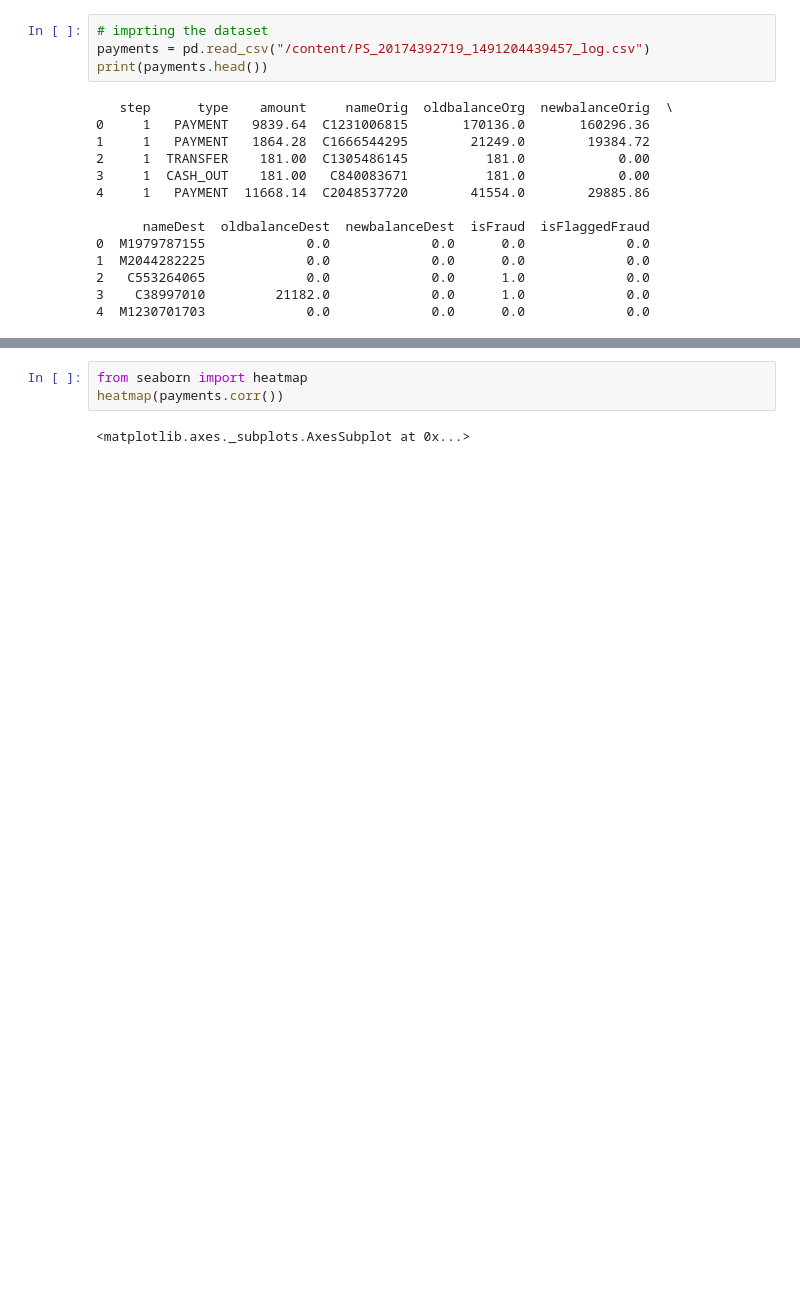
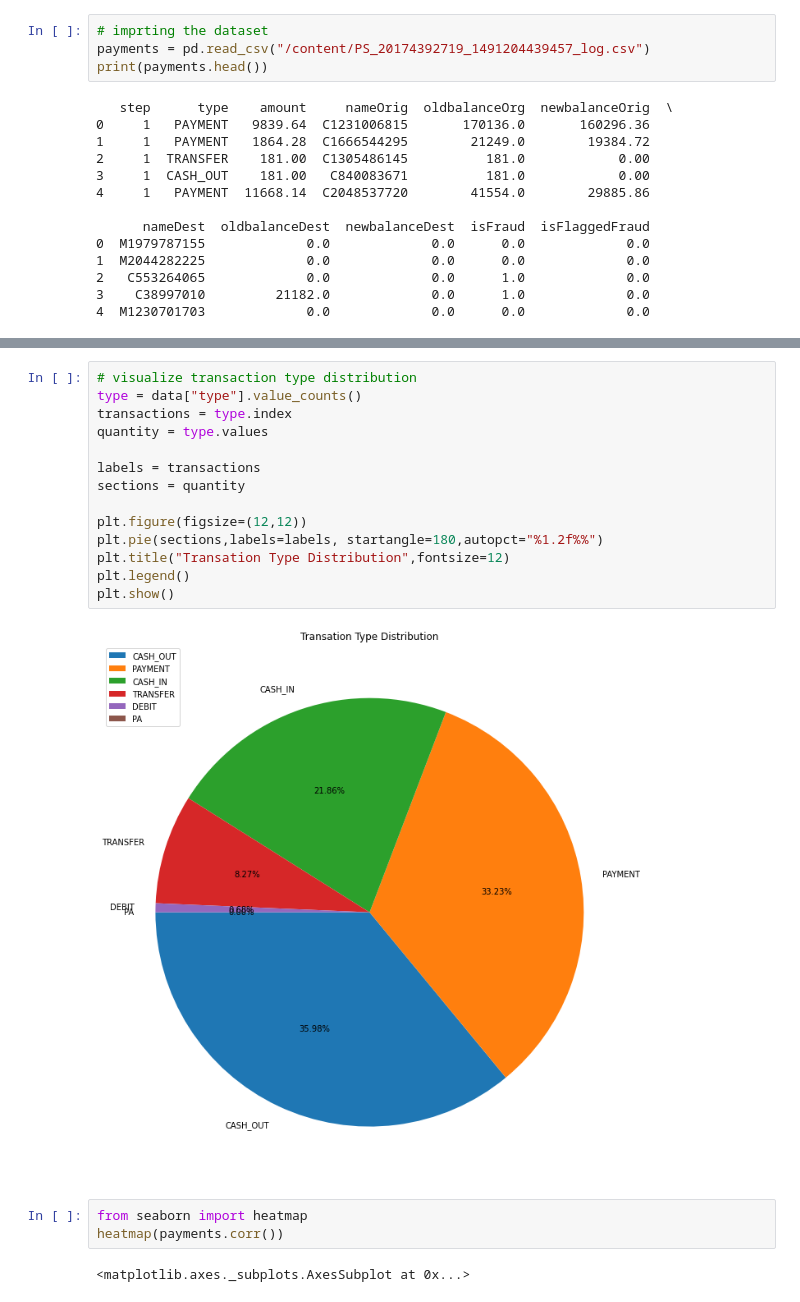
Before and after one commit to Hack4social/FraudGuard, a Jupyter notebook: Hoodhack6_FraudGuard_GraceQin.ipynb, the cells around one changed output, grey strips where cells are left out. Saved outputs shown, nothing was run; the diff lists cells and outputs as text; blank space fills up the shorter version.

```diff
--- a/Hoodhack6_FraudGuard_GraceQin.ipynb
+++ b/Hoodhack6_FraudGuard_GraceQin.ipynb
@@ -81,3 +64,19 @@ figure.show()
+# %%
+# visualize transaction type distribution
+type = data["type"].value_counts()
+transactions = type.index
+quantity = type.values
+
+labels = transactions
+sections = quantity
+
+plt.figure(figsize=(12,12))
+plt.pie(sections,labels=labels, startangle=180,autopct="%1.2f%%")
+plt.title("Transation Type Distribution",fontsize=12)
+plt.legend()
+plt.show()
+# %% [output]
+[figure, added]
 # %%
 from seaborn import heatmap
 heatmap(payments.corr())
```
Also changed, not shown: parts of 2 cells of this notebook.
